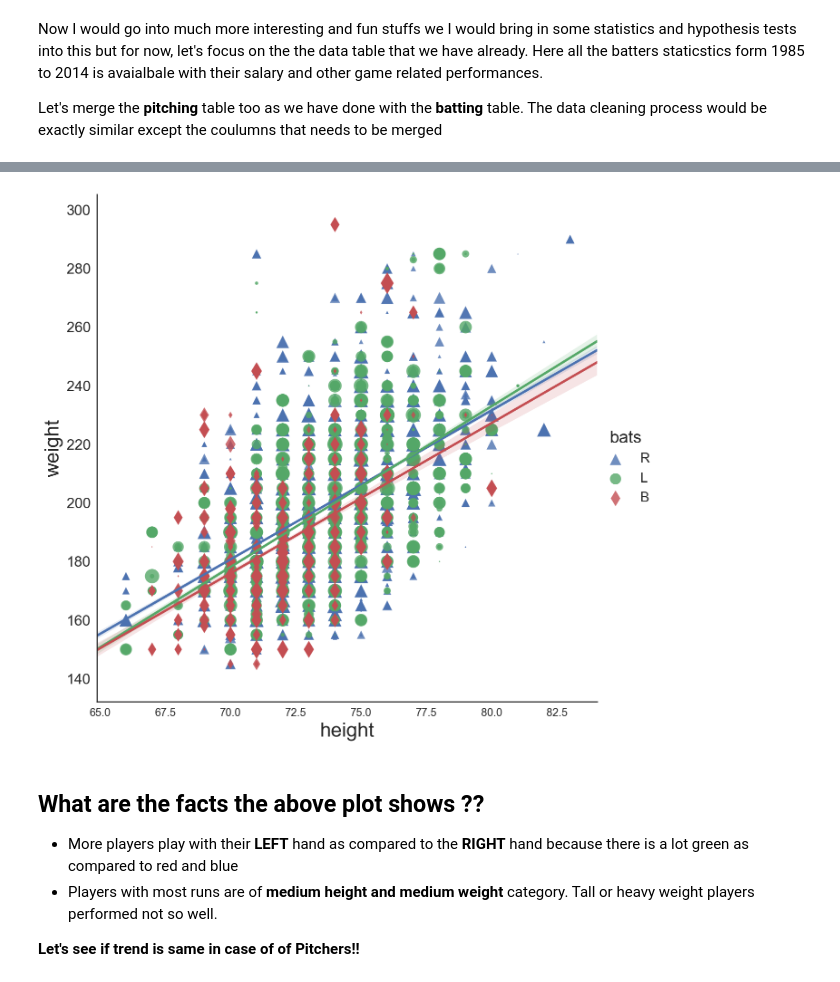
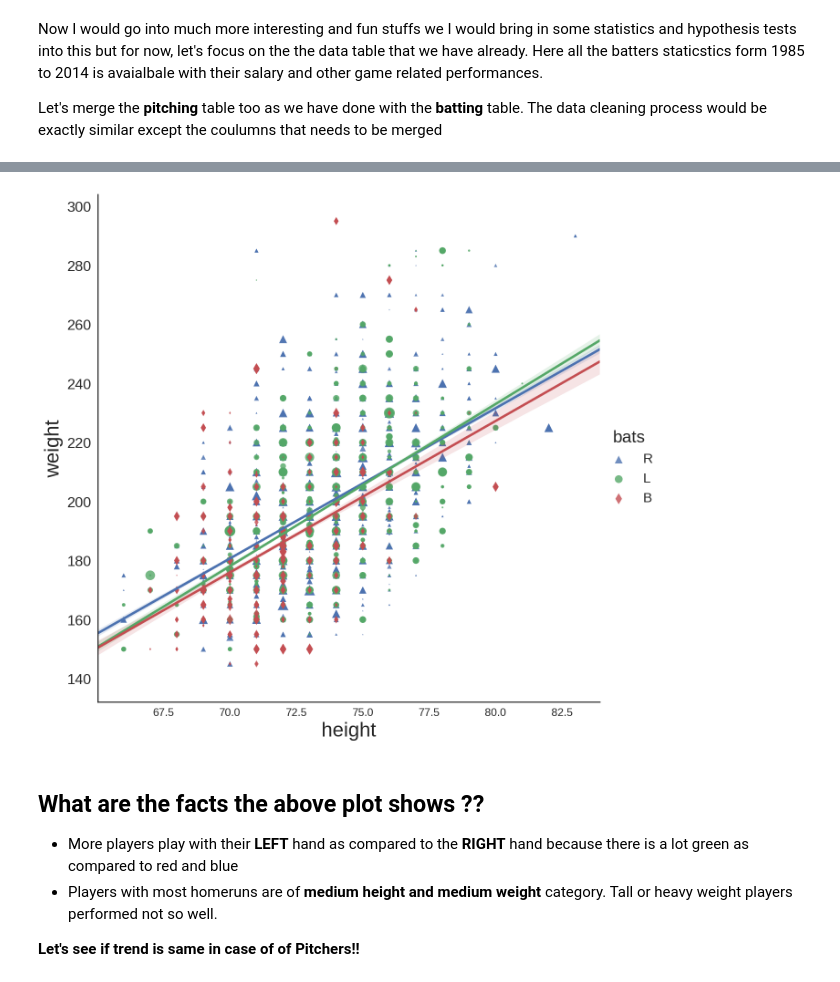
Before and after one commit to MayukhSobo/BaseBall, a Jupyter notebook: src/Baseball.ipynb, the cells around one changed output, grey strips where cells are left out. Saved outputs shown, nothing was run; the diff lists cells and outputs as text; code cells hidden in the pictures.

```diff
--- a/src/Baseball.ipynb
+++ b/src/Baseball.ipynb
@@ -184,11 +184,10 @@ pitching = pitching[pitching.yearID >= 1985]
 
 required_pitching_cols = ['yearID', 'teamID', 'playerID',
                           'G','SHO', 'SV', 'HR', 'R']
-k = pd.merge(data_1, pitching[required_pitching_cols],
+data_1 = pd.merge(data_1, pitching[required_pitching_cols],
             on=['playerID', 'yearID', 'teamID', 'G'],
             how='left').fillna(0)
-k.rename(columns={"R_x": "Runs_Scored",
+data_1.rename(columns={"R_x": "Runs_Scored",
                   "R_y": "Runs_Allowed",
                   "HR_x": "HR_Scored",
                   "HR_y": "HR_Allowed"}, inplace=True)
-# display(k)
@@ -205,14 +215,14 @@ plot_data = pd.DataFrame(d)
 # %%
 sns.lmplot(data=data_1, x="height", y="weight", size=9, aspect=1, hue="bats",
-          scatter_kws=dict(s=data_1.R * 2), markers=['^', 'o', 'd'])
+          scatter_kws=dict(s=data_1.HR_Scored * 2), markers=['^', 'o', 'd'])
 plt.show()
 # %% [output]
-[figure, old version]
+[figure, new version]
 # %% [markdown]
 ## What are the facts the above plot shows ??
 
 - More players play with their **LEFT** hand as compared to the **RIGHT** hand because there is a lot green as compared to red and blue
-- Players with most runs are of **medium height and medium weight** category. Tall or heavy weight players performed not so well.
+- Players with most homeruns are of **medium height and medium weight** category. Tall or heavy weight players performed not so well.
 
 **Let's see if trend is same in case of of Pitchers!!**
 # %%
```
Also changed, not shown: parts of 7 cells of this notebook, 1 other file.
